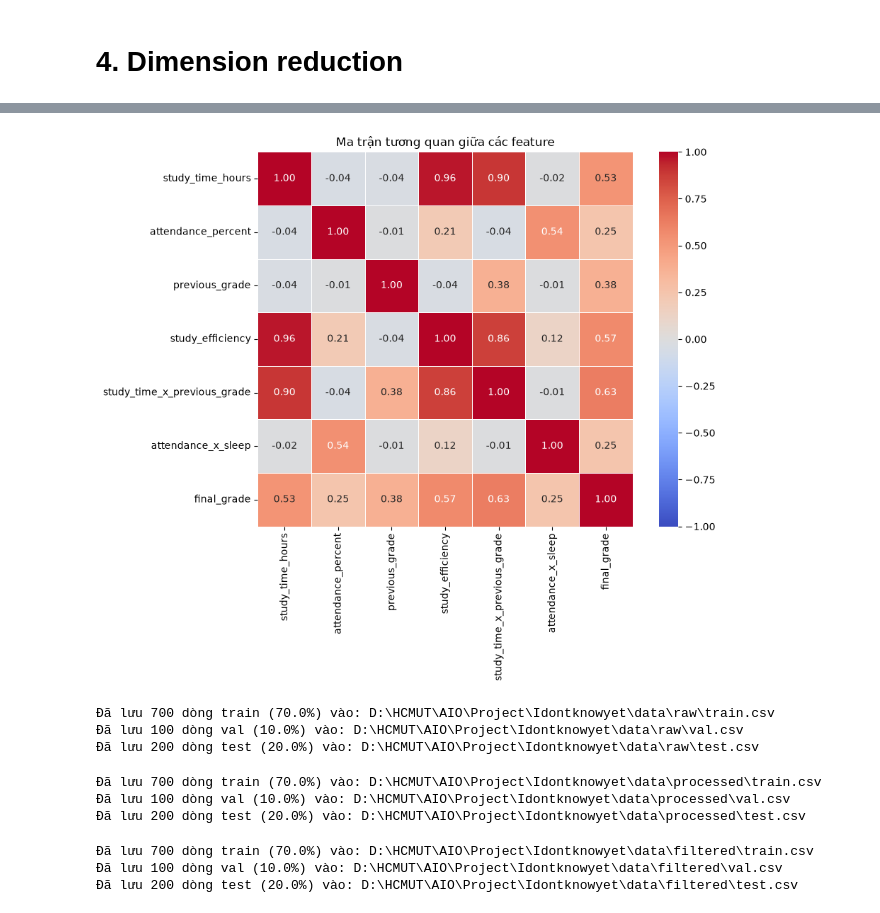
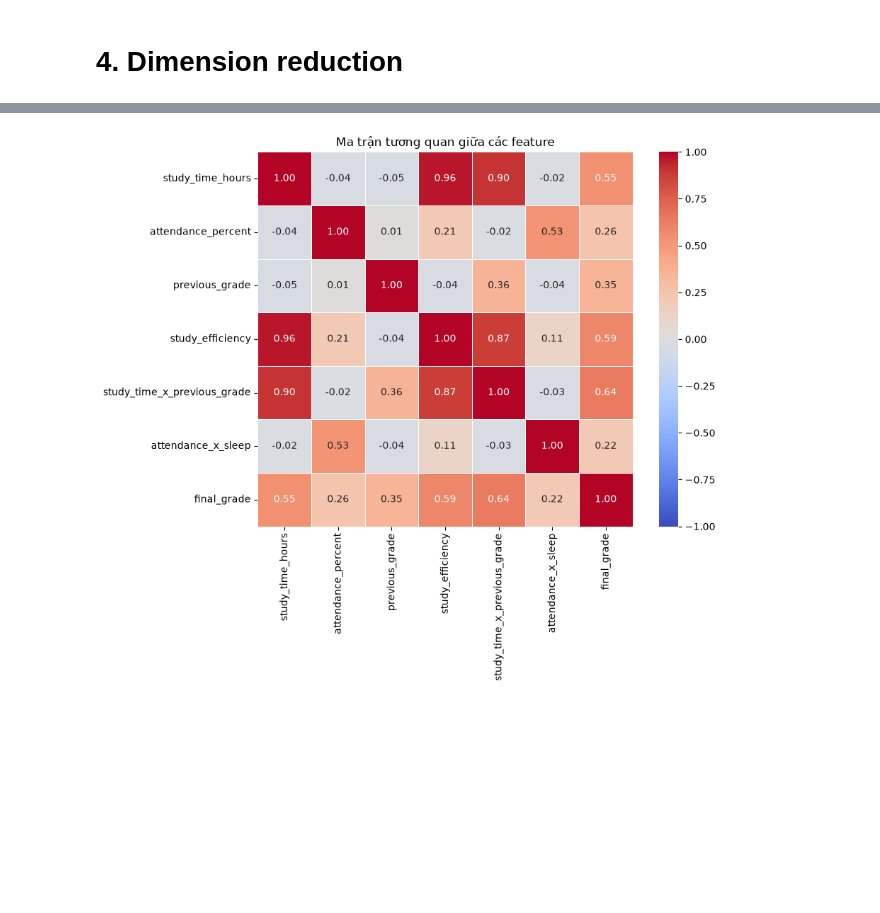
Before and after one commit to AIVIETNAM-AIO-Khoa2211/student-grade-predict, a Jupyter notebook: notebooks/preprocessing.ipynb, the cells around one changed output, grey strips where cells are left out. Saved outputs shown, nothing was run; the diff lists cells and outputs as text; code cells hidden in the pictures; blank space fills up the shorter version.

Commit message:
Chỉnh lại phương pháp giảm chiều là chỉ giam chiều trên X_train để không bị data-leakage

```diff
--- a/notebooks/preprocessing.ipynb
+++ b/notebooks/preprocessing.ipynb
@@ -128,6 +149,24 @@ heatmap(fe_data)
 # %% [markdown]
 # 4. Dimension reduction
 # %%
-data_filtered = boruta_filt(fe_data)
-print(data_filtered.info())
+# 1. Đọc lại train/val/test đã lưu ở bước processed (chỉ đọc, không split lại)
+train_fe = pd.read_csv(DATA_PROCESSED_DIR / "train.csv")
+val_fe   = pd.read_csv(DATA_PROCESSED_DIR / "val.csv")
+test_fe  = pd.read_csv(DATA_PROCESSED_DIR / "test.csv")
+
+# 2. Boruta chỉ fit trên train — dùng nguyên boruta_filt() có sẵn
+train_filtered = boruta_filt(train_fe)
+selected_cols = train_filtered.columns.tolist()   # đã gồm target_col
+
+# 3. val/test chỉ subset cột đã chọn, KHÔNG fit lại gì cả
+val_filtered  = val_fe[selected_cols]
+test_filtered = test_fe[selected_cols]
+
+# 4. Lưu
+DATA_FILTERED_DIR.mkdir(parents=True, exist_ok=True)
+train_filtered.to_csv(DATA_FILTERED_DIR / "train.csv", index=False)
+val_filtered.to_csv(DATA_FILTERED_DIR / "val.csv", index=False)
+test_filtered.to_csv(DATA_FILTERED_DIR / "test.csv", index=False)
+
+print(f"Boruta chọn {len(selected_cols)-1} feature (fit trên train, áp dụng cho val/test).")
 # %% [output]
@@ -149,34 +174,4 @@ None
 # %%
-heatmap(data_filtered)
+heatmap(train_filtered)
 # %% [output]
-[figure, old version]
+[figure, new version]
-# %%
-#save data khi chưa thêm các đặc trưng
-split_train_val_test(
-    df=data_final,
-    folder_path= DATA_RAW_DIR
-    )
-# %% [output]
-Đã lưu 700 dòng train (70.0%) vào: D:\HCMUT\AIO\Project\Idontknowyet\data\raw\train.csv
-Đã lưu 100 dòng val (10.0%) vào: D:\HCMUT\AIO\Project\Idontknowyet\data\raw\val.csv
-Đã lưu 200 dòng test (20.0%) vào: D:\HCMUT\AIO\Project\Idontknowyet\data\raw\test.csv
-# %%
-#save data khi đã thêm các đặc trưng
-split_train_val_test(
-    df=fe_data,
-    folder_path= DATA_PROCESSED_DIR
-    )
-# %% [output]
-Đã lưu 700 dòng train (70.0%) vào: D:\HCMUT\AIO\Project\Idontknowyet\data\processed\train.csv
-Đã lưu 100 dòng val (10.0%) vào: D:\HCMUT\AIO\Project\Idontknowyet\data\processed\val.csv
-Đã lưu 200 dòng test (20.0%) vào: D:\HCMUT\AIO\Project\Idontknowyet\data\processed\test.csv
-# %%
-#save data khi đã giảm chiều
-split_train_val_test(
-    df=data_filtered,
-    folder_path= DATA_FILTERED_DIR
-    )
-# %% [output]
-Đã lưu 700 dòng train (70.0%) vào: D:\HCMUT\AIO\Project\Idontknowyet\data\filtered\train.csv
-Đã lưu 100 dòng val (10.0%) vào: D:\HCMUT\AIO\Project\Idontknowyet\data\filtered\val.csv
-Đã lưu 200 dòng test (20.0%) vào: D:\HCMUT\AIO\Project\Idontknowyet\data\filtered\test.csv
```
Also changed, not shown: parts of 4 cells of this notebook, 3 other files.
